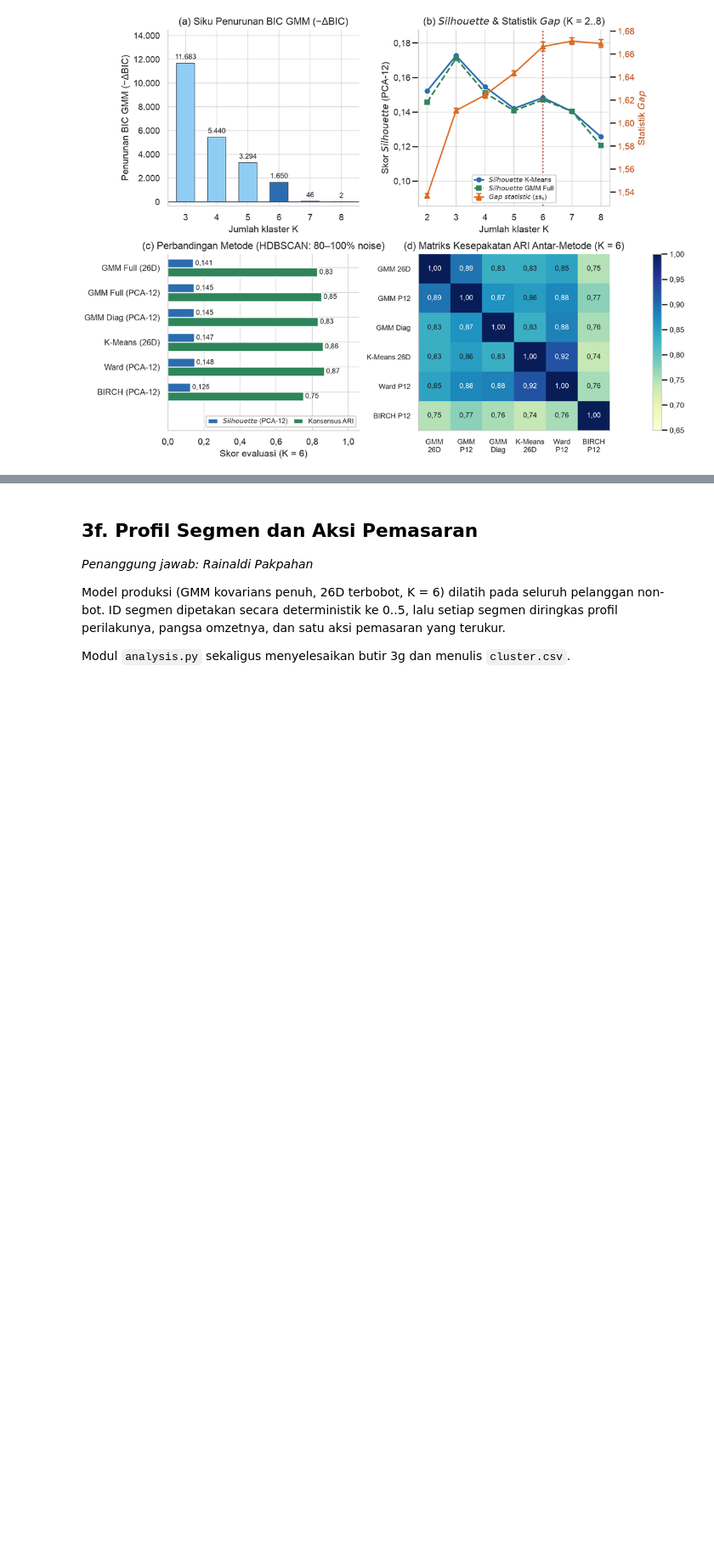
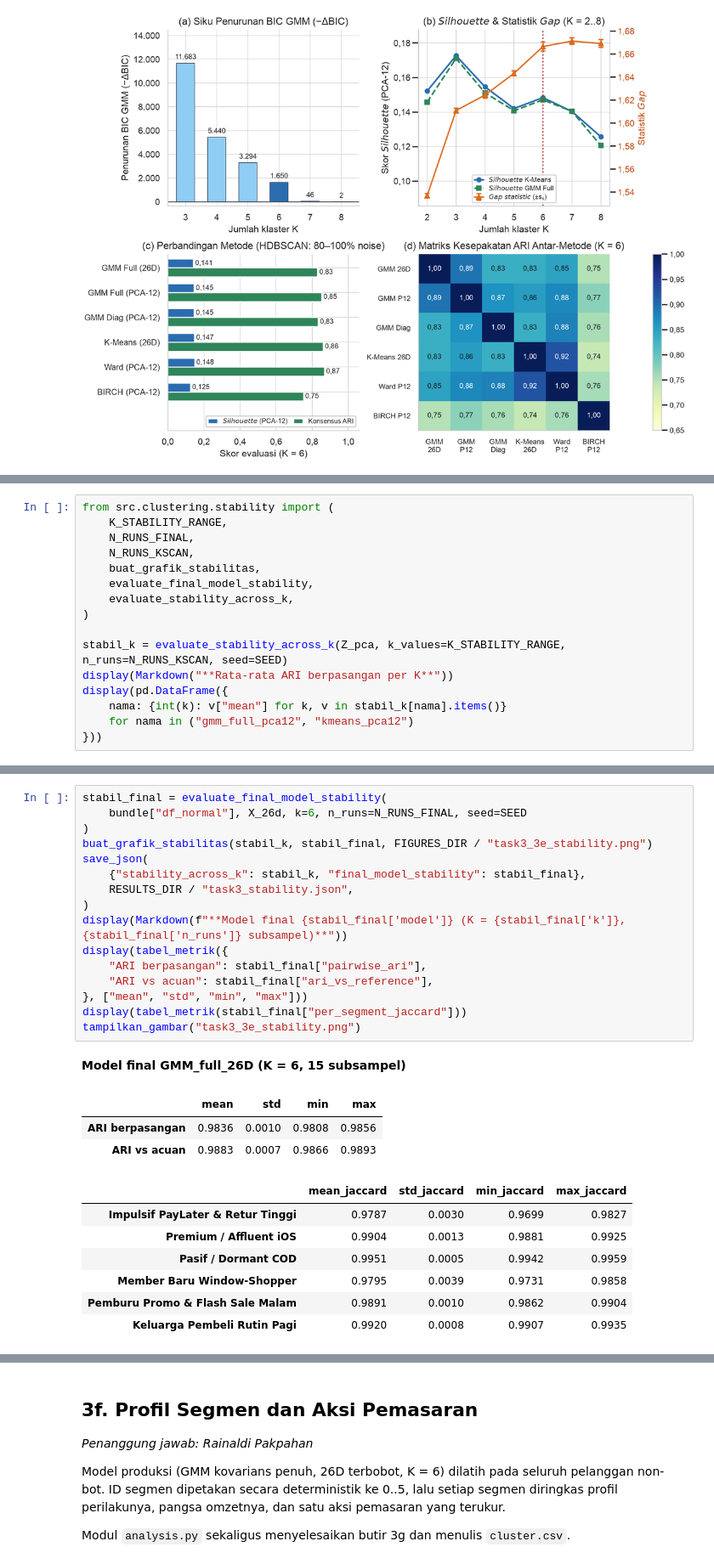
Before and after one commit to Nerodix/uts-ml-2026, a Jupyter notebook: kode/notebooks/tugas3_clustering.ipynb, the cells around one changed output, grey strips where cells are left out. Shown at 85% size. Drawn from its saved outputs; the diff is of its cells as text; blank space fills up the shorter version.

Commit message:
refactor(notebook): pecah butir 3e Tugas 3 menjadi stabilitas lintas K dan model final

```diff
--- a/kode/notebooks/tugas3_clustering.ipynb
+++ b/kode/notebooks/tugas3_clustering.ipynb
@@ -482,0 +427,16 @@ tampilkan_gambar("task3_3e_stability.png")
+# %%
+from src.clustering.stability import (
+    K_STABILITY_RANGE,
+    N_RUNS_FINAL,
+    N_RUNS_KSCAN,
+    buat_grafik_stabilitas,
+    evaluate_final_model_stability,
+    evaluate_stability_across_k,
+)
+
+stabil_k = evaluate_stability_across_k(Z_pca, k_values=K_STABILITY_RANGE, n_runs=N_RUNS_KSCAN, seed=SEED)
+display(Markdown("**Rata-rata ARI berpasangan per K**"))
+display(pd.DataFrame({
+    nama: {int(k): v["mean"] for k, v in stabil_k[nama].items()}
+    for nama in ("gmm_full_pca12", "kmeans_pca12")
+}))
@@ -482,0 +451,28 @@ tampilkan_gambar("task3_3e_stability.png")
+# %%
+stabil_final = evaluate_final_model_stability(
+    bundle["df_normal"], X_26d, k=6, n_runs=N_RUNS_FINAL, seed=SEED
+)
+buat_grafik_stabilitas(stabil_k, stabil_final, FIGURES_DIR / "task3_3e_stability.png")
+save_json(
+    {"stability_across_k": stabil_k, "final_model_stability": stabil_final},
+    RESULTS_DIR / "task3_stability.json",
+)
+display(Markdown(f"**Model final {stabil_final['model']} (K = {stabil_final['k']}, {stabil_final['n_runs']} subsampel)**"))
+display(tabel_metrik({
+    "ARI berpasangan": stabil_final["pairwise_ari"],
+    "ARI vs acuan": stabil_final["ari_vs_reference"],
+}, ["mean", "std", "min", "max"]))
+display(tabel_metrik(stabil_final["per_segment_jaccard"]))
+tampilkan_gambar("task3_3e_stability.png")
+# %% [output]
+**Model final GMM_full_26D (K = 6, 15 subsampel)**
+|  | mean | std | min | max |
+| ARI berpasangan | 0.9836 | 0.0010 | 0.9808 | 0.9856 |
+| ARI vs acuan | 0.9883 | 0.0007 | 0.9866 | 0.9893 |
+|  | mean_jaccard | std_jaccard | min_jaccard | max_jaccard |
+| Impulsif PayLater & Retur Tinggi | 0.9787 | 0.0030 | 0.9699 | 0.9827 |
+| Premium / Affluent iOS | 0.9904 | 0.0013 | 0.9881 | 0.9925 |
+| Pasif / Dormant COD | 0.9951 | 0.0005 | 0.9942 | 0.9959 |
+| Member Baru Window-Shopper | 0.9795 | 0.0039 | 0.9731 | 0.9858 |
+| Pemburu Promo & Flash Sale Malam | 0.9891 | 0.0010 | 0.9862 | 0.9904 |
+| Keluarga Pembeli Rutin Pagi | 0.9920 | 0.0008 | 0.9907 | 0.9935 |
```
Also changed, not shown: parts of 6 cells of this notebook.
